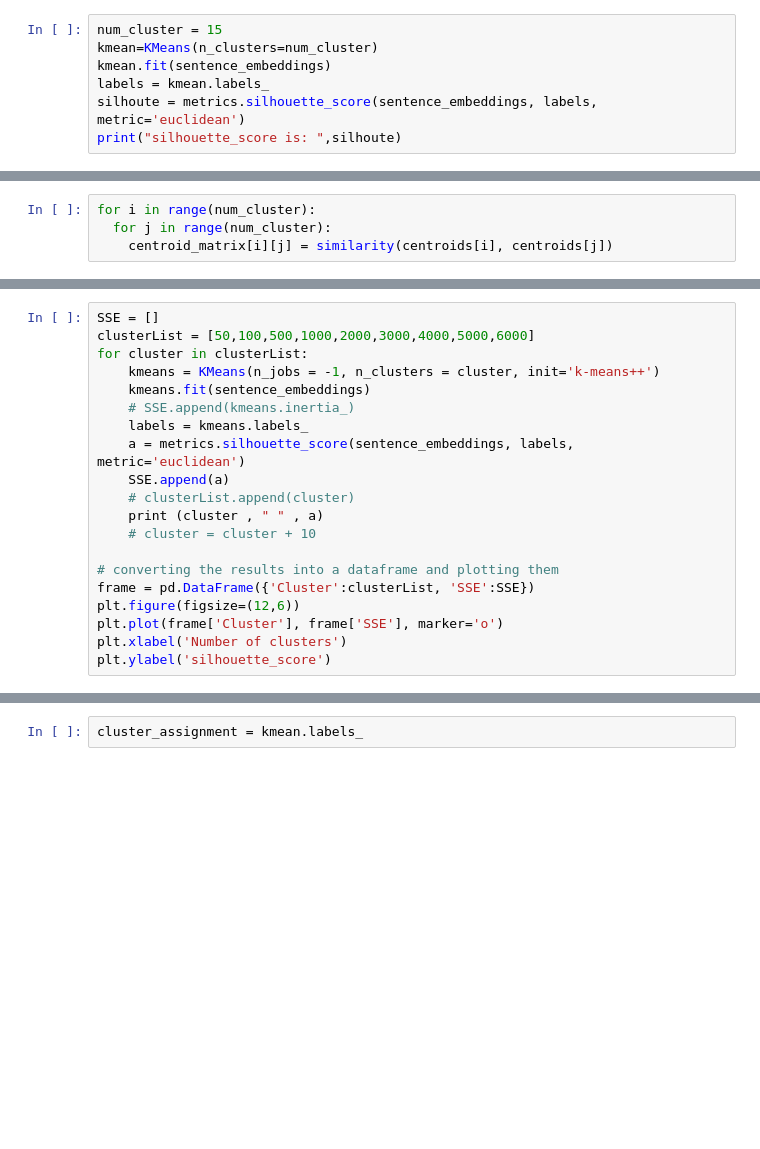
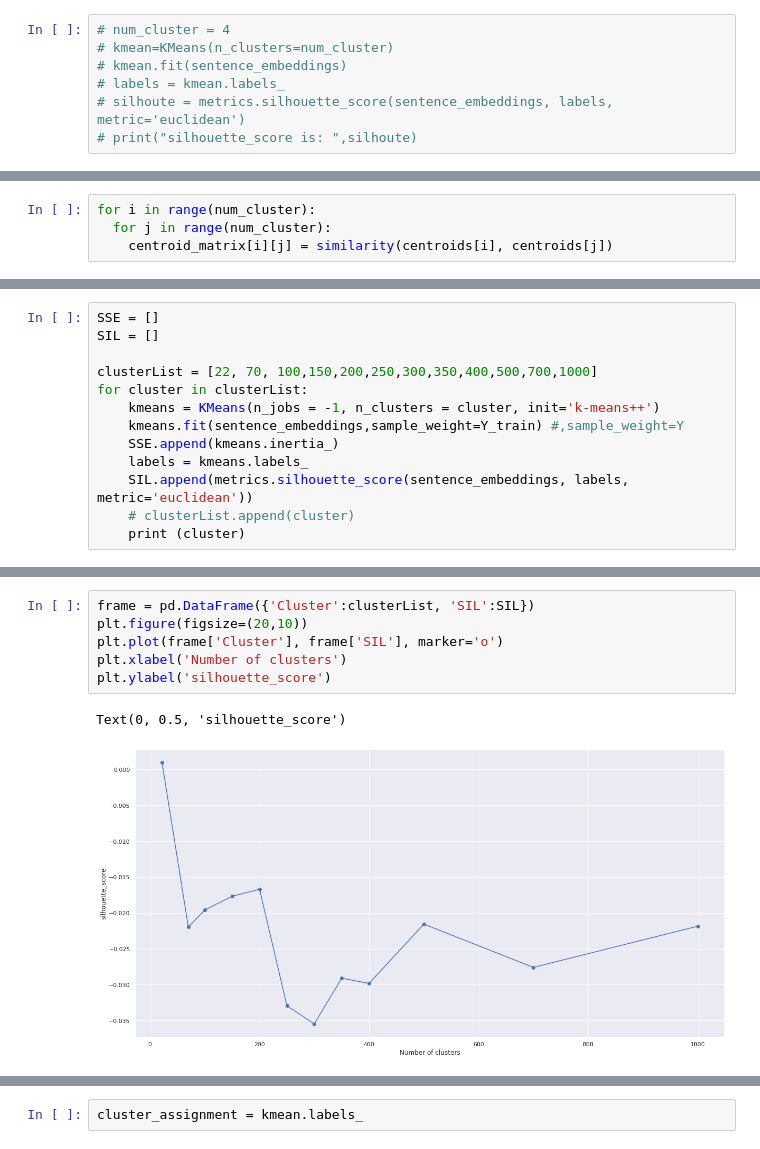
Before and after one commit to SheidaTalei/FinalProject, a Jupyter notebook: SheidaTalei_KMeanVsBERT_FinalProject.ipynb, the cells around one changed output, grey strips where cells are left out. Drawn from its saved outputs; the diff is of its cells as text; blank space fills up the shorter version.

```diff
--- a/SheidaTalei_KMeanVsBERT_FinalProject.ipynb
+++ b/SheidaTalei_KMeanVsBERT_FinalProject.ipynb
@@ -147,9 +260,9 @@ Try to create Transformer Model bert-base-multilingual-cased with mean pooling
 #Source: https://github.com/UKPLab/sentence-transformers
 sentence_embeddings = model.encode(X_train)
 # %%
-num_cluster = 15
-kmean=KMeans(n_clusters=num_cluster)
-kmean.fit(sentence_embeddings)
-labels = kmean.labels_
-silhoute = metrics.silhouette_score(sentence_embeddings, labels, metric='euclidean')
-print("silhouette_score is: ",silhoute)
+# num_cluster = 4
+# kmean=KMeans(n_clusters=num_cluster)
+# kmean.fit(sentence_embeddings)
+# labels = kmean.labels_
+# silhoute = metrics.silhouette_score(sentence_embeddings, labels, metric='euclidean')
+# print("silhouette_score is: ",silhoute)
@@ -193,21 +304,14 @@ KeyboardInterrupt: ignored
 # %%
 SSE = []
-clusterList = [50,100,500,1000,2000,3000,4000,5000,6000]
+SIL = []
+
+clusterList = [22, 70, 100,150,200,250,300,350,400,500,700,1000]
 for cluster in clusterList:
     kmeans = KMeans(n_jobs = -1, n_clusters = cluster, init='k-means++')
-    kmeans.fit(sentence_embeddings)
-    # SSE.append(kmeans.inertia_)
+    kmeans.fit(sentence_embeddings,sample_weight=Y_train) #,sample_weight=Y
+    SSE.append(kmeans.inertia_)
     labels = kmeans.labels_
-    a = metrics.silhouette_score(sentence_embeddings, labels, metric='euclidean')
-    SSE.append(a)
+    SIL.append(metrics.silhouette_score(sentence_embeddings, labels, metric='euclidean'))
     # clusterList.append(cluster)
-    print (cluster , " " , a)
-    # cluster = cluster + 10
-
-# converting the results into a dataframe and plotting them
-frame = pd.DataFrame({'Cluster':clusterList, 'SSE':SSE})
-plt.figure(figsize=(12,6))
-plt.plot(frame['Cluster'], frame['SSE'], marker='o')
-plt.xlabel('Number of clusters')
-plt.ylabel('silhouette_score')
+    print (cluster)
 # %% [output]
@@ -225 +330,10 @@ Text(0, 0.5, 'silhouette_score')
+# %%
+frame = pd.DataFrame({'Cluster':clusterList, 'SIL':SIL})
+plt.figure(figsize=(20,10))
+plt.plot(frame['Cluster'], frame['SIL'], marker='o')
+plt.xlabel('Number of clusters')
+plt.ylabel('silhouette_score')
+# %% [output]
+Text(0, 0.5, 'silhouette_score')
+[figure, added]
 # %%
```
Also changed, not shown: parts of 32 cells of this notebook.
